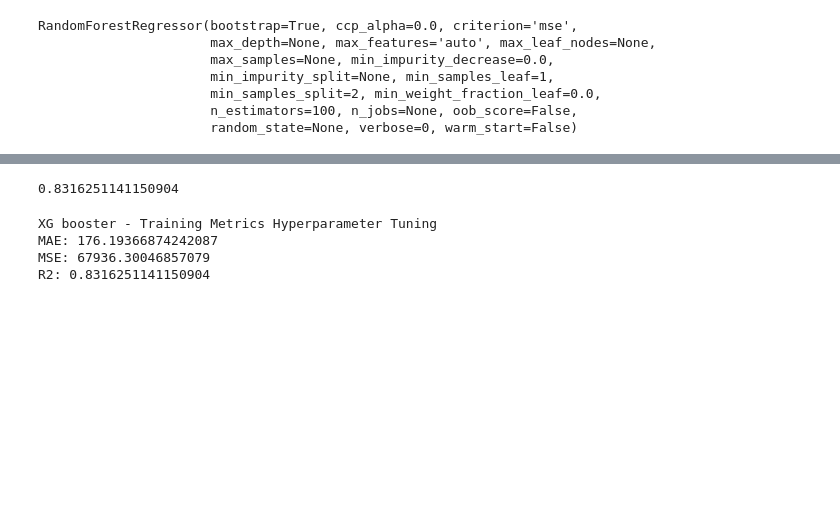
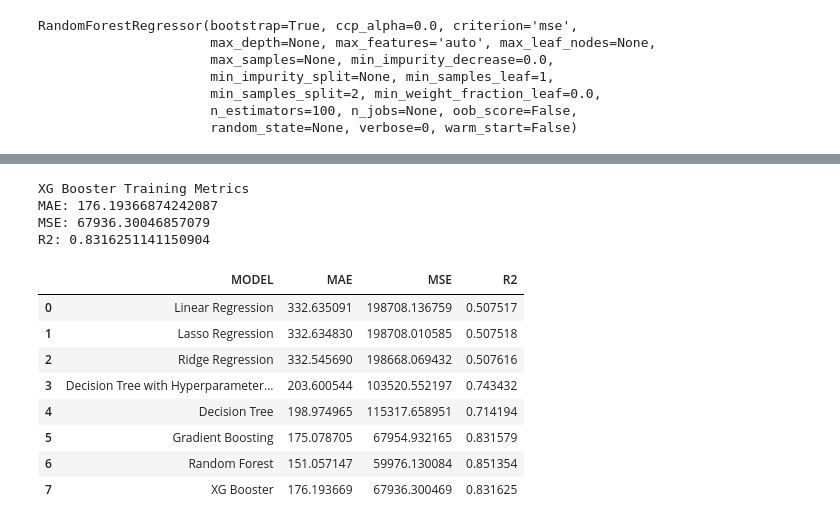
Before and after one commit to NayanaPradeep/Bike_Sharing_Demand, a Jupyter notebook: Bike_Sharing_Demand_Prediction_Capstone_Project.ipynb, the cells around one changed output, grey strips where cells are left out. Drawn from its saved outputs; the diff is of its cells as text; code cells hidden in the pictures; blank space fills up the shorter version.

```diff
--- a/Bike_Sharing_Demand_Prediction_Capstone_Project.ipynb
+++ b/Bike_Sharing_Demand_Prediction_Capstone_Project.ipynb
@@ -757,8 +704,6 @@ GradientBoostingRegressor(alpha=0.9, ccp_alpha=0.0, criterion='friedman_mse',
 # %%
 y_pred=ensemble.predict(X_test)
 # %%
-print('Gradient Boosting Regression - Training Metrics')
-print('MAE:', mean_absolute_error(y_test, y_pred))
-print('MSE:', mean_squared_error(y_test, y_pred))
-print('R2:', r2_score(y_test, y_pred))
+metrics_df=metrics_df.append({'MODEL': 'Gradient Boosting', 'MAE':mean_absolute_error(y_test, y_pred), 'MSE':mean_squared_error(y_test, y_pred), 'R2':r2_score(y_test, y_pred)}, ignore_index=True)
+print_metric("Gradient Boosting",y_test,y_pred)
 # %% [output]
@@ -784,8 +739,6 @@ RandomForestRegressor(bootstrap=True, ccp_alpha=0.0, criterion='mse',
 # %%
 y_pred=ensemble_regressior.predict(X_test)
 # %%
-print('Random Forest Algorithm - Training Metrics')
-print('MAE:', mean_absolute_error(y_test, y_pred))
-print('MSE:', mean_squared_error(y_test, y_pred))
-print('R2:', r2_score(y_test, y_pred))
+metrics_df=metrics_df.append({'MODEL': 'Random Forest', 'MAE':mean_absolute_error(y_test, y_pred), 'MSE':mean_squared_error(y_test, y_pred), 'R2':r2_score(y_test, y_pred)}, ignore_index=True)
+print_metric("Random Forest",y_test,y_pred)
 # %% [output]
@@ -798,6 +762,6 @@ R2: 0.8525325614809182
 # %%
 from xgboost import XGBRegressor
-algo = XGBRegressor()
-algo.fit(X_train, y_train)
-y_pred = algo.predict(X_test)
+xgb = XGBRegressor()
+xgb.fit(X_train, y_train)
+y_pred = xgb.predict(X_test)
 # %% [output]
@@ -805,14 +769,20 @@ y_pred = algo.predict(X_test)
-# %%
-r2_score(y_test, y_pred)
-# %% [output]
-0.8316251141150904
 # %%
-print('XG booster - Training Metrics Hyperparameter Tuning')
-print('MAE:', mean_absolute_error(y_test, y_pred))
-print('MSE:', mean_squared_error(y_test, y_pred))
-print('R2:', r2_score(y_test, y_pred))
+metrics_df=metrics_df.append({'MODEL': 'XG Booster', 'MAE':mean_absolute_error(y_test, y_pred), 'MSE':mean_squared_error(y_test, y_pred), 'R2':r2_score(y_test, y_pred)}, ignore_index=True)
+print_metric("XG Booster",y_test,y_pred)
 # %% [output]
-XG booster - Training Metrics Hyperparameter Tuning
+XG Booster Training Metrics
 MAE: 176.19366874242087
 MSE: 67936.30046857079
 R2: 0.8316251141150904
+# %%
+metrics_df
+# %% [output]
+|  | MODEL | MAE | MSE | R2 |
+| 0 | Linear Regression | 332.635091 | 198708.136759 | 0.507517 |
+| 1 | Lasso Regression | 332.634830 | 198708.010585 | 0.507518 |
+| 2 | Ridge Regression | 332.545690 | 198668.069432 | 0.507616 |
+| 3 | Decision Tree with Hyperparameter... | 203.600544 | 103520.552197 | 0.743432 |
+| 4 | Decision Tree | 198.974965 | 115317.658951 | 0.714194 |
+| 5 | Gradient Boosting | 175.078705 | 67954.932165 | 0.831579 |
+| 6 | Random Forest | 151.057147 | 59976.130084 | 0.851354 |
+| 7 | XG Booster | 176.193669 | 67936.300469 | 0.831625 |
```
Also changed, not shown: parts of 43 cells of this notebook.
